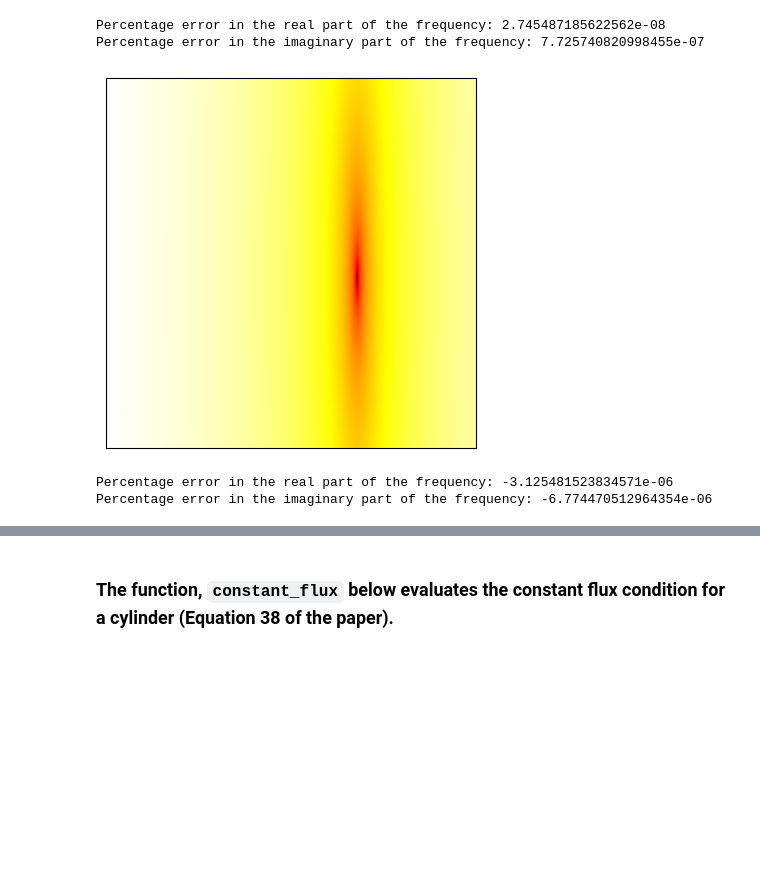
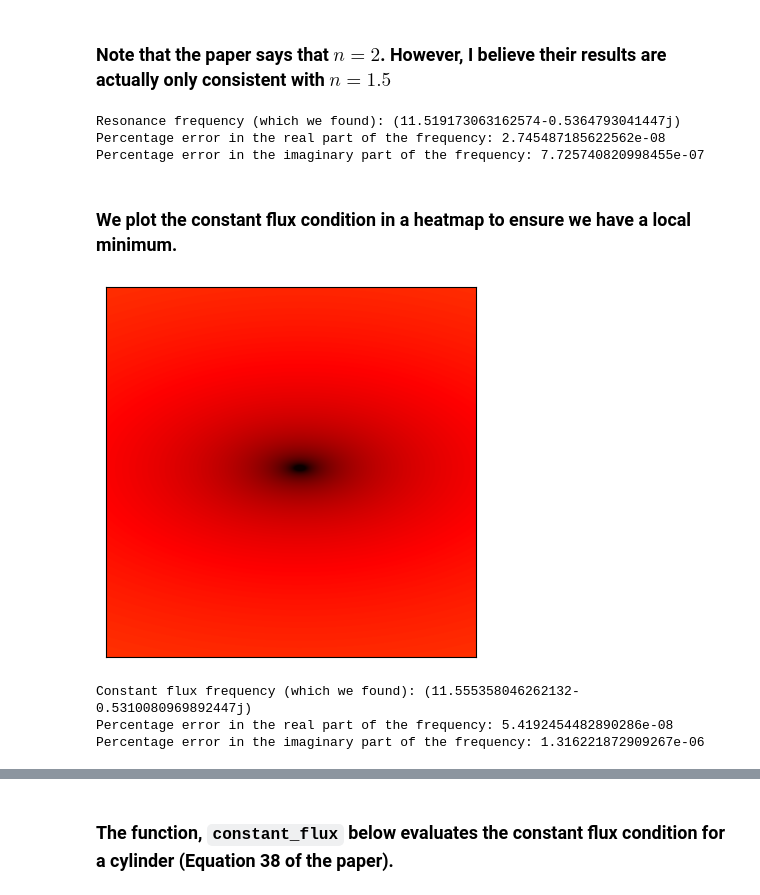
Before and after one commit to AliGhorashiCMT/Coherent-Perfect-Absorption, a Jupyter notebook: cylinders/constant_flux_states.ipynb, the cells around one changed output, grey strips where cells are left out. Saved outputs shown, nothing was run; the diff lists cells and outputs as text; code cells hidden in the pictures; blank space fills up the shorter version.

Commit message:
Note about error in Tureci paper

```diff
--- a/cylinders/constant_flux_states.ipynb
+++ b/cylinders/constant_flux_states.ipynb
@@ -21,37 +24,46 @@ def constant_flux_slab(n, k, k_m):
     return tan(n*k_m) + 1j*n*k_m/k
+# %% [markdown]
+### Note that the paper says that $n=2$. However, I believe their results are actually only consistent with $n=1.5$
 # %%
-slab_qnm_frequency_paper = 11.51917306-0.53647930j
-n = 1.5; m = 5
+slab_qnm_frequency_paper = 11.51917306-0.53647930j # Taken from caption of figure 2
+n = 1.5; m = 5 # Index and mode index
 slab_qnm_frequency = slab_resonance(m, n)
 percentage_diff_real = 100*(slab_qnm_frequency.real - slab_qnm_frequency_paper.real)/slab_qnm_frequency_paper.real
 percentage_diff_imag = 100*(slab_qnm_frequency.imag - slab_qnm_frequency_paper.imag)/slab_qnm_frequency_paper.imag;
+print(f"Resonance frequency (which we found): {slab_qnm_frequency}")
 print(f"Percentage error in the real part of the frequency: {percentage_diff_real}")
 print(f"Percentage error in the imaginary part of the frequency: {percentage_diff_imag}")
 # %% [output]
+Resonance frequency (which we found): (11.519173063162574-0.5364793041447j)
 Percentage error in the real part of the frequency: 2.745487185622562e-08
 Percentage error in the imaginary part of the frequency: 7.725740820998455e-07
 # %%
 N_real = 2000 # number of sampled points for the real part of the frequency
 N_imag = 2000 # number of sampled points for the imaginary part of the frequency
 
-k_m_real = linspace(11.554, 11.556, N_real); k_m_imag = linspace(-0.5311, -0.5309, N_imag)
+k_m_real = linspace(11.555358046, 11.5553580465, N_real); k_m_imag = linspace(-0.5310080975, -0.5310080965, N_imag)
 k_m = k_m_real.reshape((N_real, 1)).repeat(N_imag, axis=1)+1j*k_m_imag.reshape((1, N_imag)).repeat(N_real, axis=0)
 constant_flux_condition = constant_flux_slab(n, slab_qnm_frequency.real, k_m) # Fix k to real part of qnm frequency. Sweep k_m in the complex frequency plane.
+slab_constant_flux_heatmap_data = log(np.abs(constant_flux_condition)**2) # The minimum of this gives the resonance frequency
+# %% [markdown]
+### We plot the constant flux condition in a heatmap to ensure we have a local minimum.
 # %%
-plt.imshow(log(np.abs(constant_flux_condition)**2).T, origin="lower", cmap="hot")
+plt.imshow(slab_constant_flux_heatmap_data.T, origin="lower", cmap="hot", vmin=-50, vmax=-30)
 plt.xticks([])
 plt.yticks([]);
 # %% [output]
-[figure, old version]
+[figure, new version]
 # %%
-constant_flux_idx = (np.abs(constant_flux_condition)**2).argmin();
-constant_flux_frequency_paper = 11.55535804-0.53100809j
-constant_flux_frequency = k_m.flatten()[constant_flux_idx]
+constant_flux_idx = slab_constant_flux_heatmap_data.argmin();
+constant_flux_frequency_paper = 11.55535804-0.53100809j # Taken from caption of figure 2 of the paper.
+slab_constant_flux_frequency = k_m.flatten()[constant_flux_idx]
 
-percentage_diff_real = 100*(constant_flux_frequency.real - constant_flux_frequency_paper.real)/constant_flux_frequency_paper.real
-percentage_diff_imag = 100*(constant_flux_frequency.imag - constant_flux_frequency_paper.imag)/constant_flux_frequency_paper.imag;
+percentage_diff_real = 100*(slab_constant_flux_frequency.real - constant_flux_frequency_paper.real)/constant_flux_frequency_paper.real
+percentage_diff_imag = 100*(slab_constant_flux_frequency.imag - constant_flux_frequency_paper.imag)/constant_flux_frequency_paper.imag;
+print(f"Constant flux frequency (which we found): {slab_constant_flux_frequency}")
 print(f"Percentage error in the real part of the frequency: {percentage_diff_real}")
 print(f"Percentage error in the imaginary part of the frequency: {percentage_diff_imag}")
 # %% [output]
-Percentage error in the real part of the frequency: -3.125481523834571e-06
-Percentage error in the imaginary part of the frequency: -6.774470512964354e-06
+Constant flux frequency (which we found): (11.555358046262132-0.5310080969892447j)
+Percentage error in the real part of the frequency: 5.4192454482890286e-08
+Percentage error in the imaginary part of the frequency: 1.316221872909267e-06
```
Also changed, not shown: parts of 5 cells of this notebook.
